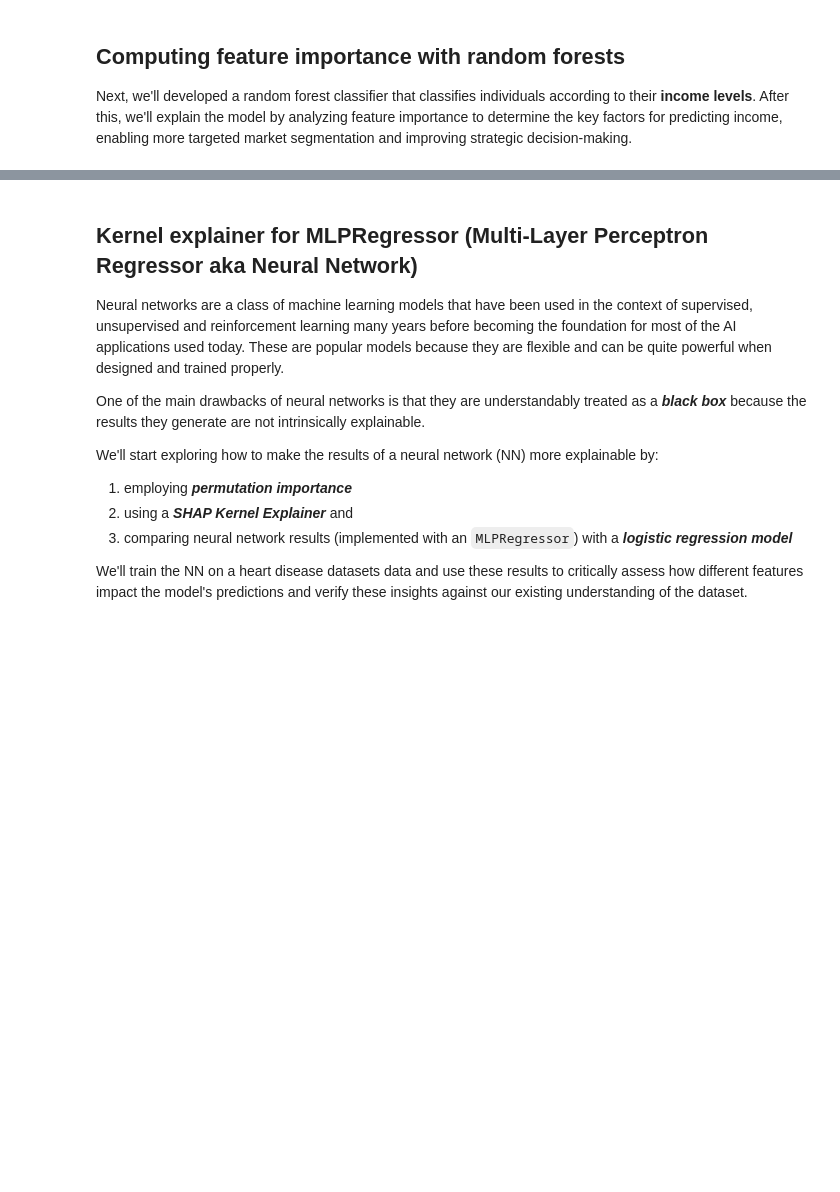
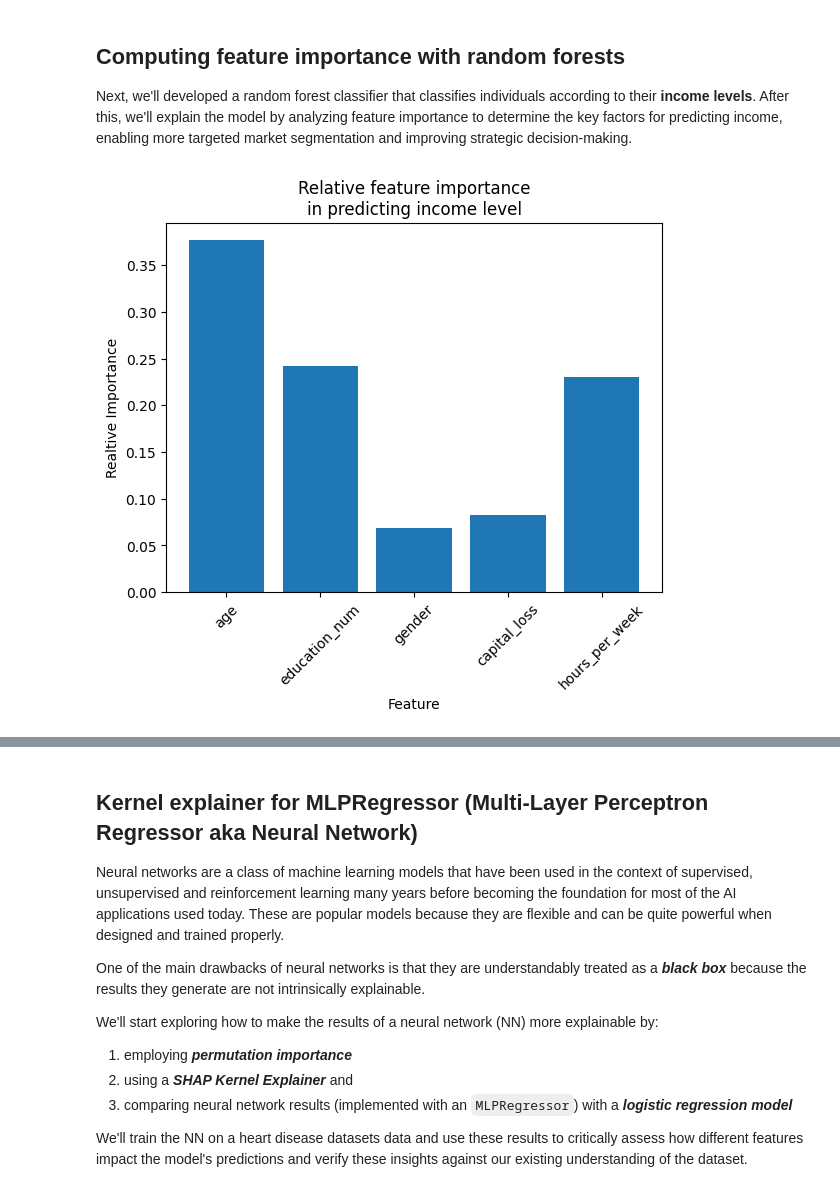
Before and after one commit to MichaelSzczepaniak/MLAIProjects, a Jupyter notebook: ExplainableML/ExplainableML.ipynb, the cells around one changed output, grey strips where cells are left out. Saved outputs shown, nothing was run; the diff lists cells and outputs as text; code cells hidden in the pictures; blank space fills up the shorter version.

Commit message:
rename train test partitions so they can be reused later in the notebook, add rf model and feat imp in prediciting income level

```diff
--- a/ExplainableML/ExplainableML.ipynb
+++ b/ExplainableML/ExplainableML.ipynb
@@ -65,18 +71,18 @@ print(X_train.shape, y_train.shape)
 # %%
 from sklearn.tree import DecisionTreeClassifier, export_text
 from sklearn.metrics import accuracy_score
-
+# train a DT classifier
 model = DecisionTreeClassifier(random_state=42, max_depth=2)
-model.fit(X_train, y_train)
+model.fit(X_train_inc, y_train_inc)
 
 # Extract the rules
-rules = export_text(model, feature_names=list(X_train.columns))
+rules = export_text(model, feature_names=list(X_train_inc.columns))
 print(rules)
+# generate predictions on the test set
+y_pred_inc = model.predict(X_test_inc)
 
-y_pred = model.predict(X_test)
-
-# Compute accuracy
-accuracy = accuracy_score(y_test, y_pred)
+# Compute accuracy and the test set
+accuracy = accuracy_score(y_test_inc, y_pred_inc)
 print(f"Accuracy: {accuracy:.2f}")
 # %% [output]
 |--- education_num <= 12.50
@@ -100,13 +106,13 @@ from sklearn.neural_network import MLPClassifier
 
 model = MLPClassifier(hidden_layer_sizes=(36, 12), random_state=42)
 # Train the MLPClassifier
-model.fit(X_train, y_train)
+model.fit(X_train_inc, y_train_inc)
 
 # Derive the predictions on the test set
-y_pred = model.predict(X_test)
+y_pred_inc = model.predict(X_test_inc)
 
 # Compute the test accuracy
-accuracy = accuracy_score(y_test, y_pred)
+accuracy = accuracy_score(y_test_inc, y_pred_inc)
 print(f"Accuracy: {accuracy:.2f}")
 # %% [output]
 Accuracy: 0.80
@@ -269,7 +280,23 @@ plt.show()
 
 Next, we'll developed a random forest classifier that classifies individuals according to their **income levels**. After this, we'll explain the model by analyzing feature importance to determine the key factors for predicting income, enabling more targeted market segmentation and improving strategic decision-making.
 # %%
-# TODO
+from sklearn.ensemble import RandomForestClassifier
+
+model = RandomForestClassifier(random_state=42)
+model.fit(X_train_inc, y_train_inc)
+
+# Derive feature importances
+feature_importances = model.feature_importances_
+
+# Plot the feature importances
+plt.bar(X_train_inc.columns, feature_importances)
+plt.title("Relative feature importance\nin predicting income level")
+plt.ylabel("Realtive Importance")
+plt.xlabel("Feature")
+plt.xticks(rotation=45)
+plt.show()
+# %% [output]
+[figure, added]
 # %% [markdown]
 <img src="./graphics/jazz_group.png"></img>
 # %% [markdown]
```
Also changed, not shown: parts of 21 cells of this notebook.
